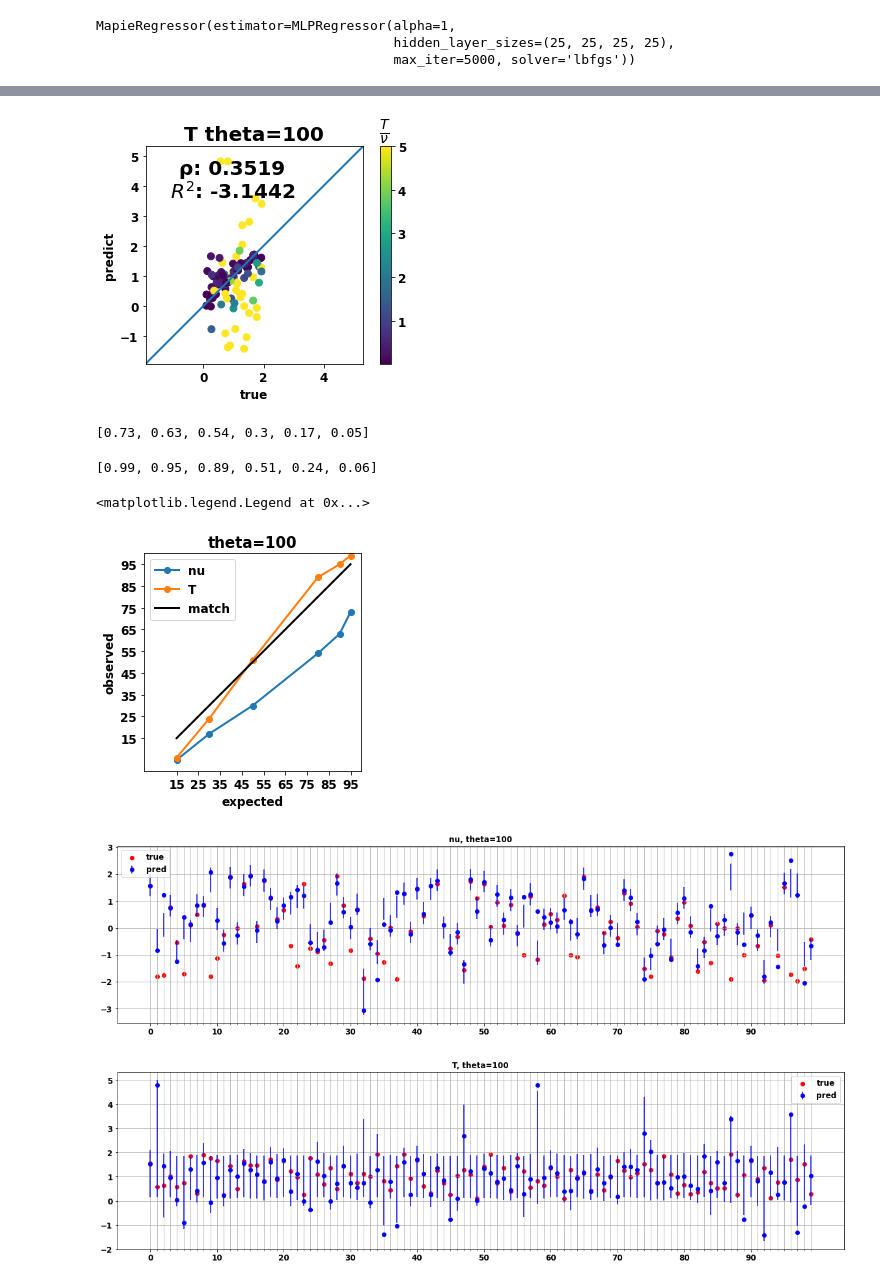
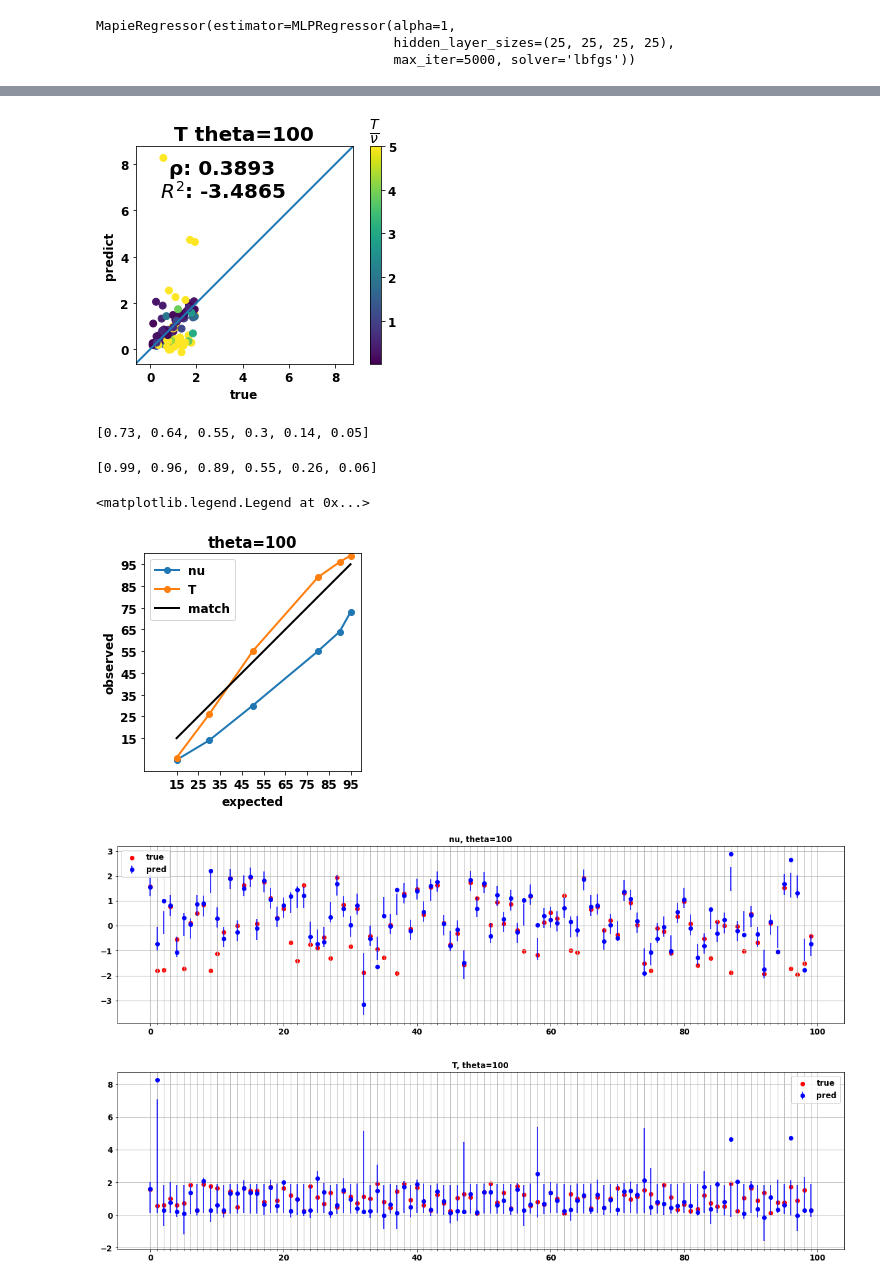
Before and after one commit to lntran26/donni, a Jupyter notebook: ml_dadi/uncertainty_estimate/mapie_test_1d.ipynb, the cells around one changed output, grey strips where cells are left out. Saved outputs shown, nothing was run; the diff lists cells and outputs as text; code cells hidden in the pictures.

```diff
--- a/ml_dadi/uncertainty_estimate/mapie_test_1d.ipynb
+++ b/ml_dadi/uncertainty_estimate/mapie_test_1d.ipynb
@@ -85,8 +85,8 @@ MapieRegressor(estimator=MLPRegressor(alpha=1,
 # pickle.dump(mapie_nu, open('data/1d_2epoch/mapie_nu', 'wb'), 2)
 # pickle.dump(mapie_T, open('data/1d_2epoch/mapie_T', 'wb'), 2)
 # %%
-mapie_nu = pickle.load(open('data/1d_2epoch/mapie_nu', 'rb'))
-mapie_T = pickle.load(open('data/1d_2epoch/mapie_T', 'rb'))
+mapie_nu = pickle.load(open('data/1d_2epoch/mapie_nu_full_range', 'rb'))
+mapie_T = pickle.load(open('data/1d_2epoch/mapie_T_full_range', 'rb'))
 # %%
 test_data = pickle.load(open('data/1d_2epoch/test_data_full_range', 'rb'))
 # test_data = pickle.load(open('data/1d_2epoch/test_data', 'rb'))
@@ -125,7 +125,7 @@ r2 = ml_models.r2(T_test, T_pred)[0]
 rho = ml_models.rho(T_test, T_pred)
 plot_accuracy_single(T_test, list(T_pred), size=[6, 2, 20], log=False, r2=r2, rho=rho, title = 'T'+ ' '+ f'theta={theta_list[theta_i]}', c=T_over_nu)
 # %% [output]
-[figure, old version]
+[figure, new version]
 # %%
 # def mapie_by_param(X_train, y_train, X_test, alpha=[0.05, 0.1, 0.2, 0.5, 0.7, 0.85]):
 #     '''y_train for 1 param only
@@ -159,7 +159,7 @@ nu_coverage_scores = [
 ]
 nu_coverage_scores
 # %% [output]
-[0.73, 0.63, 0.54, 0.3, 0.17, 0.05]
+[0.73, 0.64, 0.55, 0.3, 0.14, 0.05]
 # %%
 # # for T
 # mapie.fit(X_train, T_train)
@@ -172,7 +172,7 @@ T_coverage_scores = [
 ]
 T_coverage_scores
 # %% [output]
-[0.99, 0.95, 0.89, 0.51, 0.24, 0.06]
+[0.99, 0.96, 0.89, 0.55, 0.26, 0.06]
 # %%
 # plot coverage
 
@@ -206,7 +206,7 @@ plt.ylim([0, 100])
 ax.legend()
 # %% [output]
 <matplotlib.legend.Legend at 0x...>
-[figure, old version]
+[figure, new version]
 # %%
 # plot 95% confidence interval
 # theta = 100
@@ -220,26 +220,25 @@ x = range(size)
 # %%
 # plot 95% confidence interval (cont.)
 for param, int_arr in zip(params, int_arr_all):
     int_arr = np.array(int_arr[:size])
     int_arr = int_arr.transpose(1, 0)
 
     fig = plt.figure(figsize=(20, 5))
     # ax = fig.add_subplot(1, 1, 1)
     ax = plt.gca()
     minor_ticks = np.arange(0, size)
     major_ticks = np.arange(0, size, 10)
-    ax.set_xticks(major_ticks)
     ax.set_xticks(minor_ticks, minor=True)
     ax.grid(which='both')
 
     ax.scatter(x, int_arr[0], c="red", label="true")
     neg_int = int_arr[1] - int_arr[2]
     pos_int = int_arr[3] - int_arr[1]
     ax.errorbar(x, int_arr[1], yerr=[
                 neg_int, pos_int], fmt='bo', label = 'pred')
 
     ax.set_title(f'{param}, theta={theta_list[theta_i]}', fontsize=12, fontweight='bold')
     ax.legend()
 # %% [output]
-[figure, old version]
+[figure, new version]
-[figure, old version]
+[figure, new version]
```
Also changed, not shown: parts of 1 cell of this notebook.
